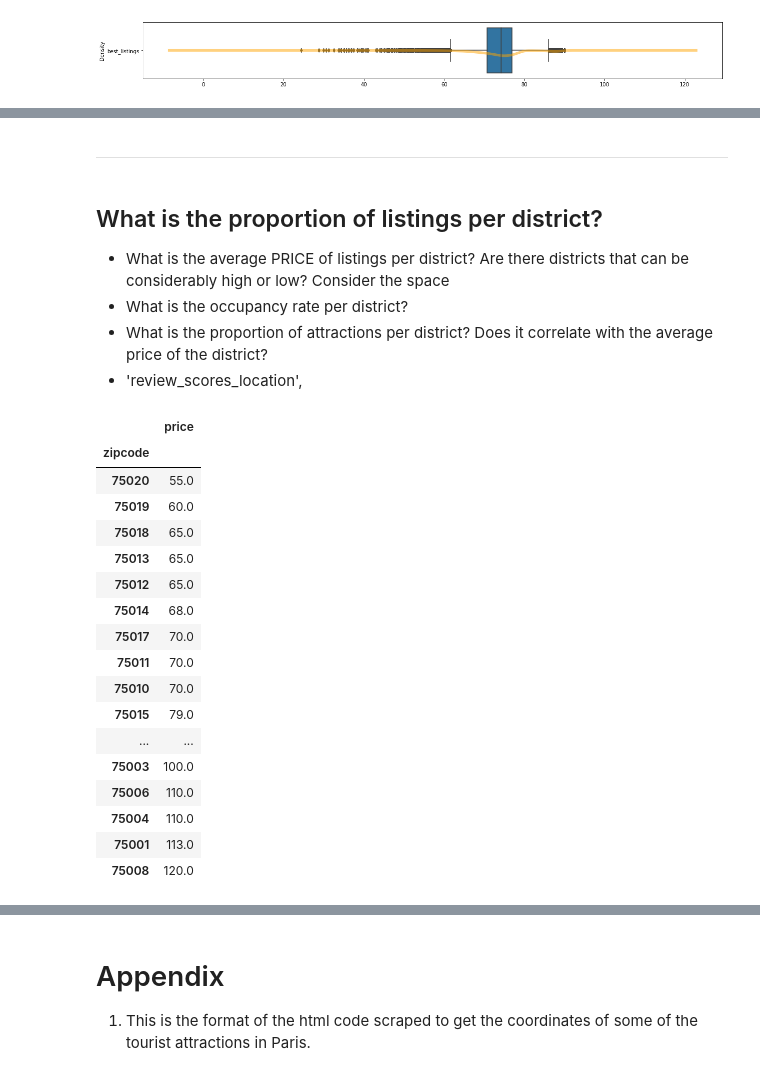
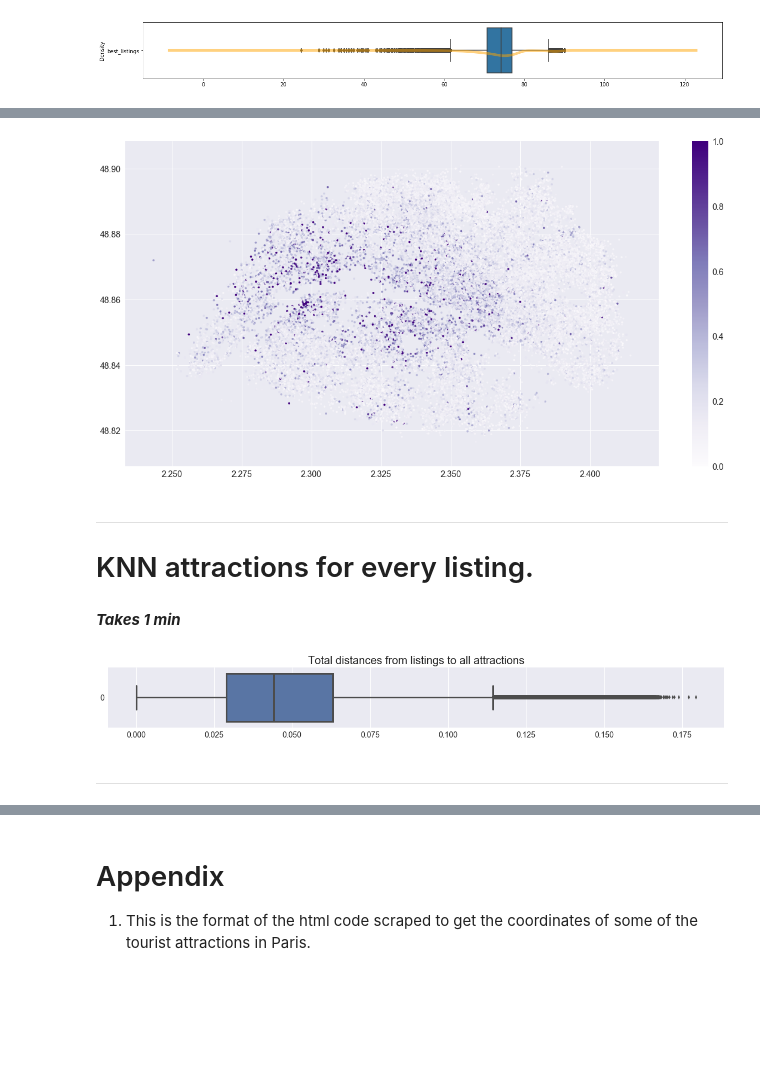
Before and after one commit to leegare/Airbnb-User-Preference-on-Listings, a Jupyter notebook: notebook/P4_Project.ipynb, the cells around one changed output, grey strips where cells are left out. Drawn from its saved outputs; the diff is of its cells as text; code cells hidden in the pictures; blank space fills up the shorter version.

```diff
--- a/notebook/P4_Project.ipynb
+++ b/notebook/P4_Project.ipynb
@@ -152,0 +224,20 @@ plt.show()
+# %%
+price_per_zip = data.loc[:,['zipcode','price','latitude','longitude']]
+# %%
+# Normalize price
+def cap_price(x):
+    if x.price>500:
+        return 1
+    else:
+        return (x.price-8)/(500-8)
+price_per_zip['real_price'] = price_per_zip.apply(lambda x: cap_price(x), axis=1)
+# %%
+fig = plt.figure(figsize=(20,10))
+plt.scatter(price_per_zip.longitude.values, price_per_zip.latitude.values, s=10, c=price_per_zip.real_price.values, cmap='Purples' ,zorder=2, alpha=1)
+plt.colorbar()
+plt.show()
+# %% [output]
+[figure, added]
+# %% [markdown]
+---
+# KNN attractions for every listing.
@@ -152,0 +249,2 @@ plt.show()
+# %% [markdown]
+***Takes 1 min***
@@ -153,8 +272,9 @@ plt.show()
+# %%
+fig = plt.figure(figsize = (20,2))
+sns.boxplot(data=nDist.distance, orient="h")
+plt.title('Total distances from listings to all attractions')
+plt.show()
+# %% [output]
+[figure, added]
 # %% [markdown]
 ---
-# %% [markdown]
-## What is the proportion of listings per district?
-- What is the average PRICE of listings per district? Are there districts that can be considerably high or low? Consider the space
-- What is the occupancy rate per district?
-- What is the proportion of attractions per district? Does it correlate with the average price of the district?
-- 'review_scores_location',
@@ -163,22 +280,0 @@ plt.show()
-# %%
-listings_per_zipcode = data.reset_index().loc[:,['price','zipcode']].groupby('zipcode').median()
-listings_per_zipcode.sort_values('price')
-# %% [output]
-|  | price |
-| zipcode |  |
-| 75020 | 55.0 |
-| 75019 | 60.0 |
-| 75018 | 65.0 |
-| 75013 | 65.0 |
-| 75012 | 65.0 |
-| 75014 | 68.0 |
-| 75017 | 70.0 |
-| 75011 | 70.0 |
-| 75010 | 70.0 |
-| 75015 | 79.0 |
-| ... | ... |
-| 75003 | 100.0 |
-| 75006 | 110.0 |
-| 75004 | 110.0 |
-| 75001 | 113.0 |
-| 75008 | 120.0 |
```
Also changed, not shown: parts of 39 cells of this notebook, 12 other files.
